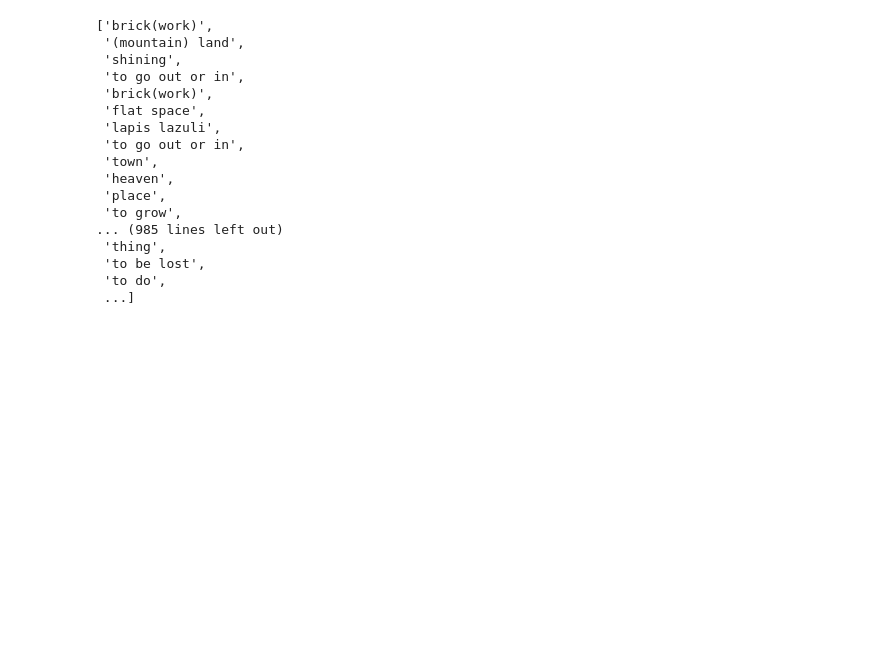
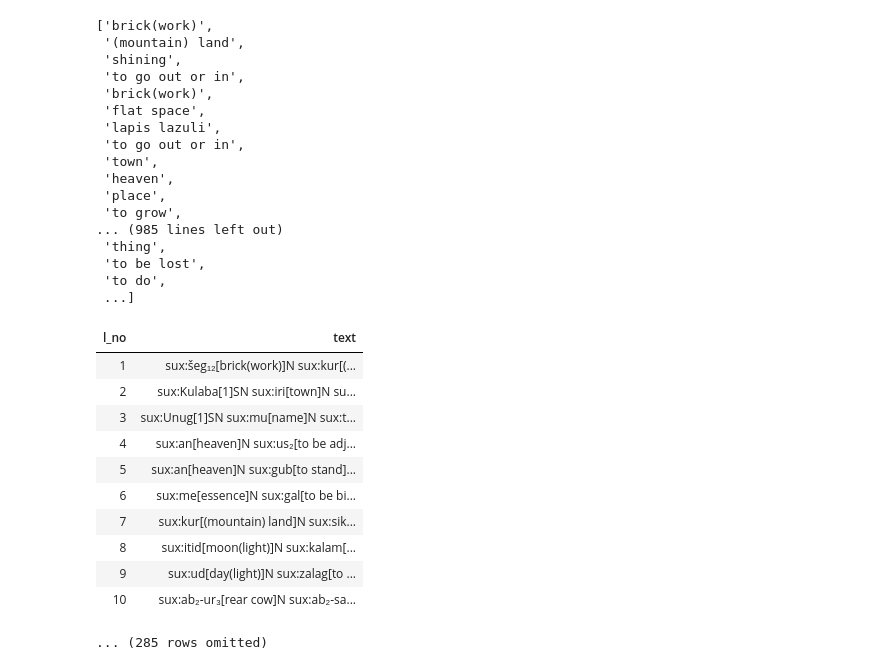
Before and after one commit to BIDS-projects/modules, a Jupyter notebook: digital-assyriology/Digital-Assyriology.ipynb, the cells around one changed output. Drawn from its saved outputs; the diff is of its cells as text; code cells hidden in the pictures; blank space fills up the shorter version.

```diff
--- a/digital-assyriology/Digital-Assyriology.ipynb
+++ b/digital-assyriology/Digital-Assyriology.ipynb
@@ -37,3 +42,20 @@ etcsl_words
  'to be lost',
  'to do',
  ...]
+# %%
+Enmerkar_table = Table.read_table('Enmerkar.txt', sep = ',')
+Enmerkar_table = Enmerkar_table.drop(['text_name', 'etcsl_no'])
+Enmerkar_table
+# %% [output]
+| l_no | text |
+| 1 | sux:šeg₁₂[brick(work)]N sux:kur[(... |
+| 2 | sux:Kulaba[1]SN sux:iri[town]N su... |
+| 3 | sux:Unug[1]SN sux:mu[name]N sux:t... |
+| 4 | sux:an[heaven]N sux:us₂[to be adj... |
+| 5 | sux:an[heaven]N sux:gub[to stand]... |
+| 6 | sux:me[essence]N sux:gal[to be bi... |
+| 7 | sux:kur[(mountain) land]N sux:sik... |
+| 8 | sux:itid[moon(light)]N sux:kalam[... |
+| 9 | sux:ud[day(light)]N sux:zalag[to ... |
+| 10 | sux:ab₂-ur₃[rear cow]N sux:ab₂-sa... |
+... (285 rows omitted)
```
Also changed, not shown: parts of 7 cells of this notebook.
